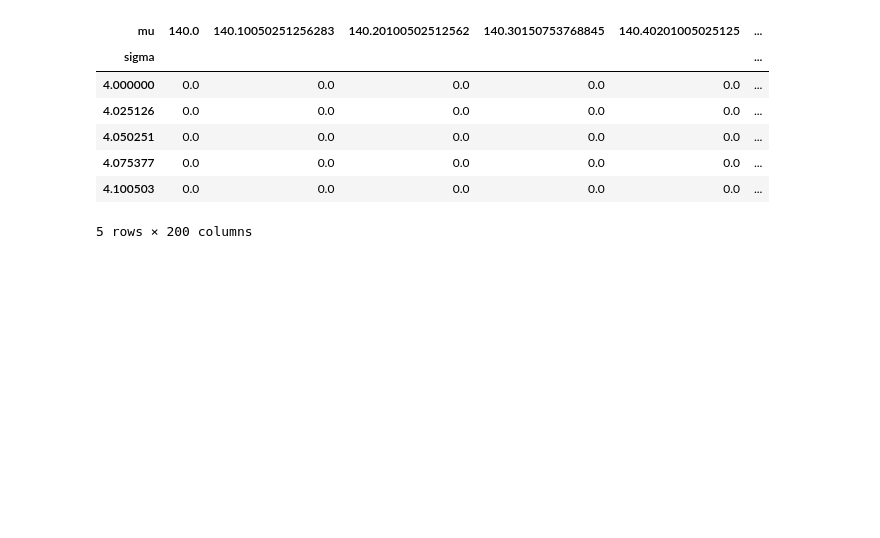
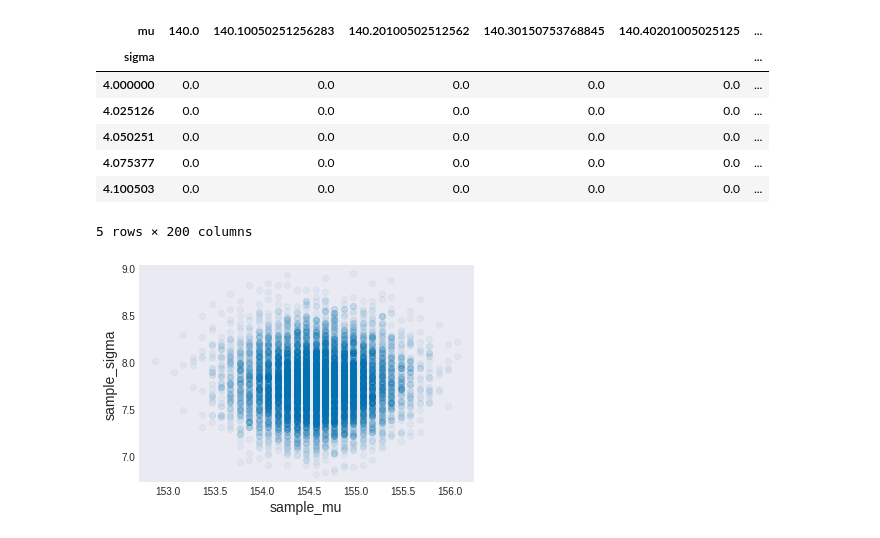
Before and after one commit to Bruschkov/StatisticalRethinking, a Jupyter notebook: chapter04/chapter04_code.ipynb, the cells around one changed output. Drawn from its saved outputs; the diff is of its cells as text; code cells hidden in the pictures; blank space fills up the shorter version.

```diff
--- a/chapter04/chapter04_code.ipynb
+++ b/chapter04/chapter04_code.ipynb
@@ -106,0 +116,14 @@ piv.head()
+# %%
+# 4.17 & 4.18
+sample_rows = post.sample(int(1e4), replace=True, weights='prob')
+sample_mu = sample_rows.mu
+sample_sigma = sample_rows.sigma
+
+plt.scatter(sample_mu, sample_sigma, marker='o', alpha=0.05)
+plt.axis('equal')
+plt.grid(False)
+plt.xlabel('sample_mu', fontsize=14)
+plt.ylabel('sample_sigma', fontsize=14)
+plt.show()
+# %% [output]
+[figure, added]
```
Also changed, not shown: parts of 38 cells of this notebook, 3 other files.
